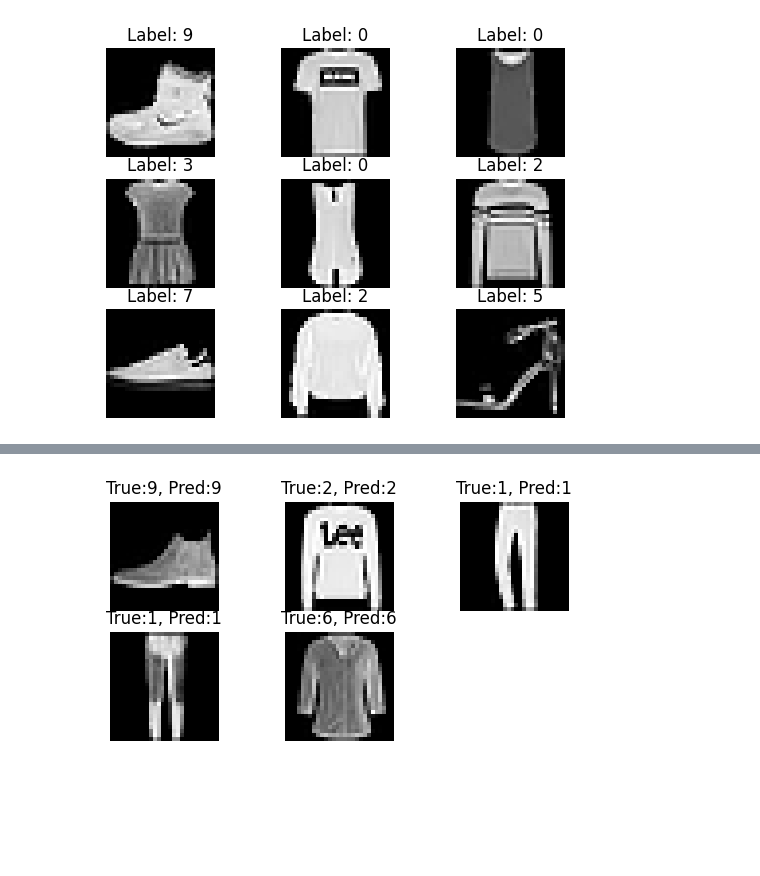
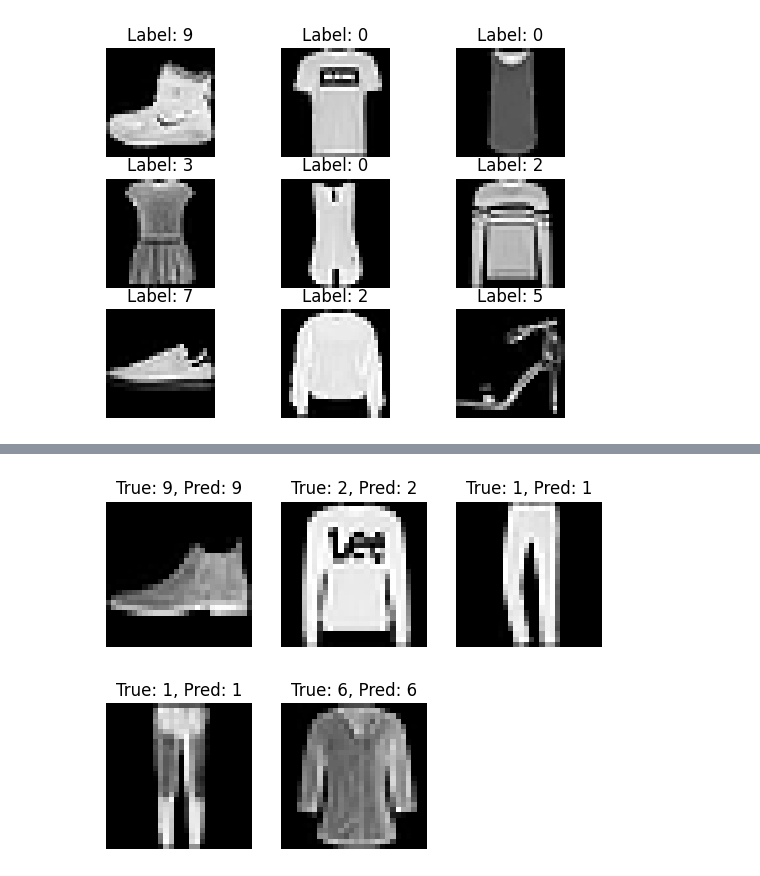
Before and after one commit to SutikshanUpman/Fashion-MNIST-Classification, a Jupyter notebook: main.ipynb, the cells around one changed output, grey strips where cells are left out. Cells and saved outputs as stored; diff of their text form; code cells hidden in the pictures; blank space fills up the shorter version.

```diff
--- a/main.ipynb
+++ b/main.ipynb
@@ -120,9 +197,10 @@ plt.show()
 # %%
 for i in range(5):
-    plt.subplot(3,3,i+1)
-    plt.imshow(X_test[i].reshape(28,28), cmap='gray')
-    plt.title(f"True:{y_test[i]}, Pred:{y_pred[i]}")
+    plt.subplot(2, 3, i+1)
+    plt.imshow(X_test[i].reshape(28, 28), cmap='gray')
+    plt.title(f"True: {y_true[i]}, Pred: {y_pred[i]}")
     plt.axis('off')
+
 plt.show()
 # %% [output]
-[figure, old version]
+[figure, new version]
```
Also changed, not shown: parts of 19 cells of this notebook, 1 other file.
